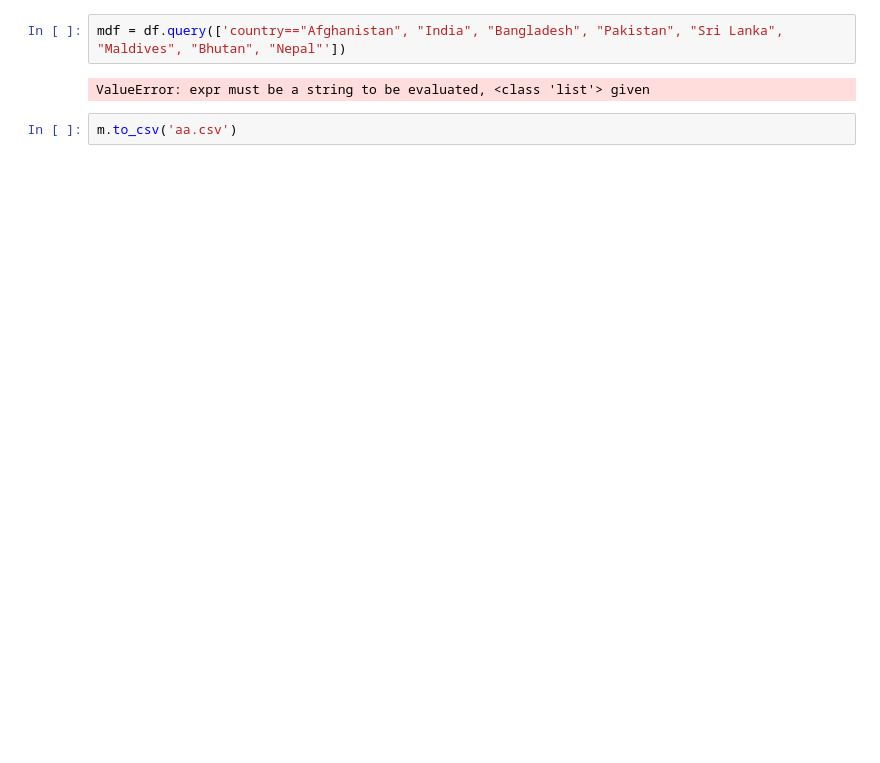
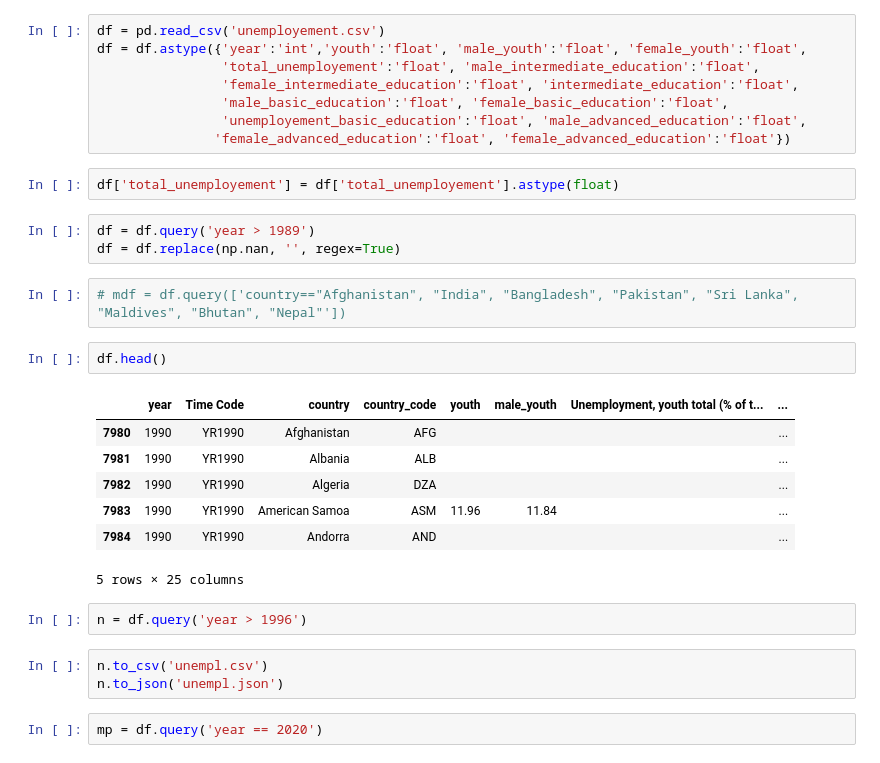
Before and after one commit to Makhosandile/notebooks, a Jupyter notebook: employement.ipynb, the cells around one changed output. Cells and saved outputs as stored; diff of their text form; blank space fills up the shorter version.

Commit message:
Unemployement

```diff
--- a/employement.ipynb
+++ b/employement.ipynb
@@ -28,6 +35,32 @@ df
+# %%
+df = pd.read_csv('unemployement.csv')
+df = df.astype({'year':'int','youth':'float', 'male_youth':'float', 'female_youth':'float',
+                'total_unemployement':'float', 'male_intermediate_education':'float',
+                'female_intermediate_education':'float', 'intermediate_education':'float',
+                'male_basic_education':'float', 'female_basic_education':'float',
+                'unemployement_basic_education':'float', 'male_advanced_education':'float',
+               'female_advanced_education':'float', 'female_advanced_education':'float'})
+# %%
+df['total_unemployement'] = df['total_unemployement'].astype(float)
+# %%
+df = df.query('year > 1989')
+df = df.replace(np.nan, '', regex=True)
 # %%
-mdf = df.query(['country=="Afghanistan", "India", "Bangladesh", "Pakistan", "Sri Lanka", "Maldives", "Bhutan", "Nepal"'])
+# mdf = df.query(['country=="Afghanistan", "India", "Bangladesh", "Pakistan", "Sri Lanka", "Maldives", "Bhutan", "Nepal"'])
-# %% [output]
-ValueError: expr must be a string to be evaluated, <class 'list'> given
-# %%
-m.to_csv('aa.csv')
+# %%
+df.head()
+# %% [output]
+|  | year | Time Code | country | country_code | youth | male_youth | Unemployment, youth total (% of t... | ... |
+| 7980 | 1990 | YR1990 | Afghanistan | AFG |  |  |  | ... |
+| 7981 | 1990 | YR1990 | Albania | ALB |  |  |  | ... |
+| 7982 | 1990 | YR1990 | Algeria | DZA |  |  |  | ... |
+| 7983 | 1990 | YR1990 | American Samoa | ASM | 11.96 | 11.84 |  | ... |
+| 7984 | 1990 | YR1990 | Andorra | AND |  |  |  | ... |
+5 rows × 25 columns
+# %%
+n = df.query('year > 1996')
+# %%
+n.to_csv('unempl.csv')
+n.to_json('unempl.json')
+# %%
+mp = df.query('year == 2020')
```
Also changed, not shown: parts of 8 cells of this notebook, 14 other files.
